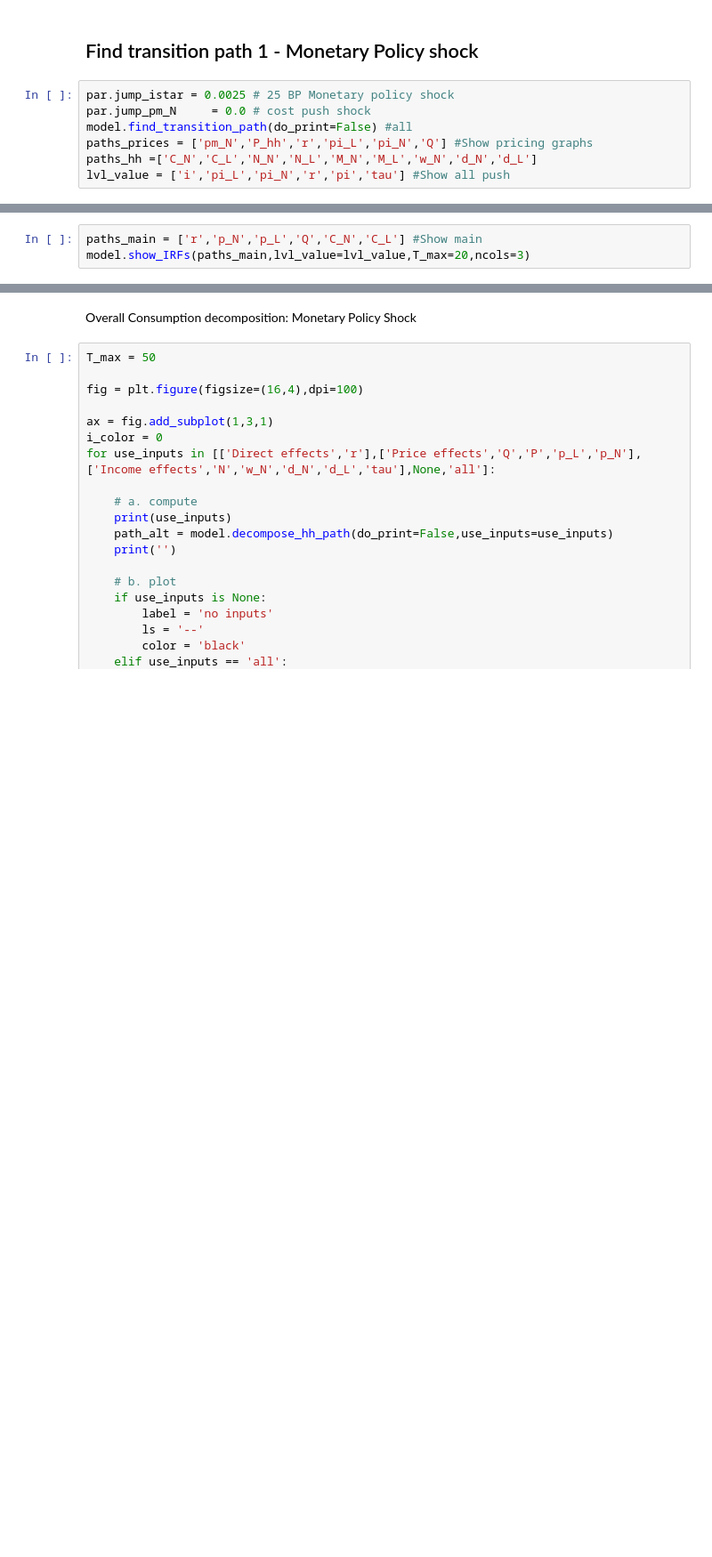
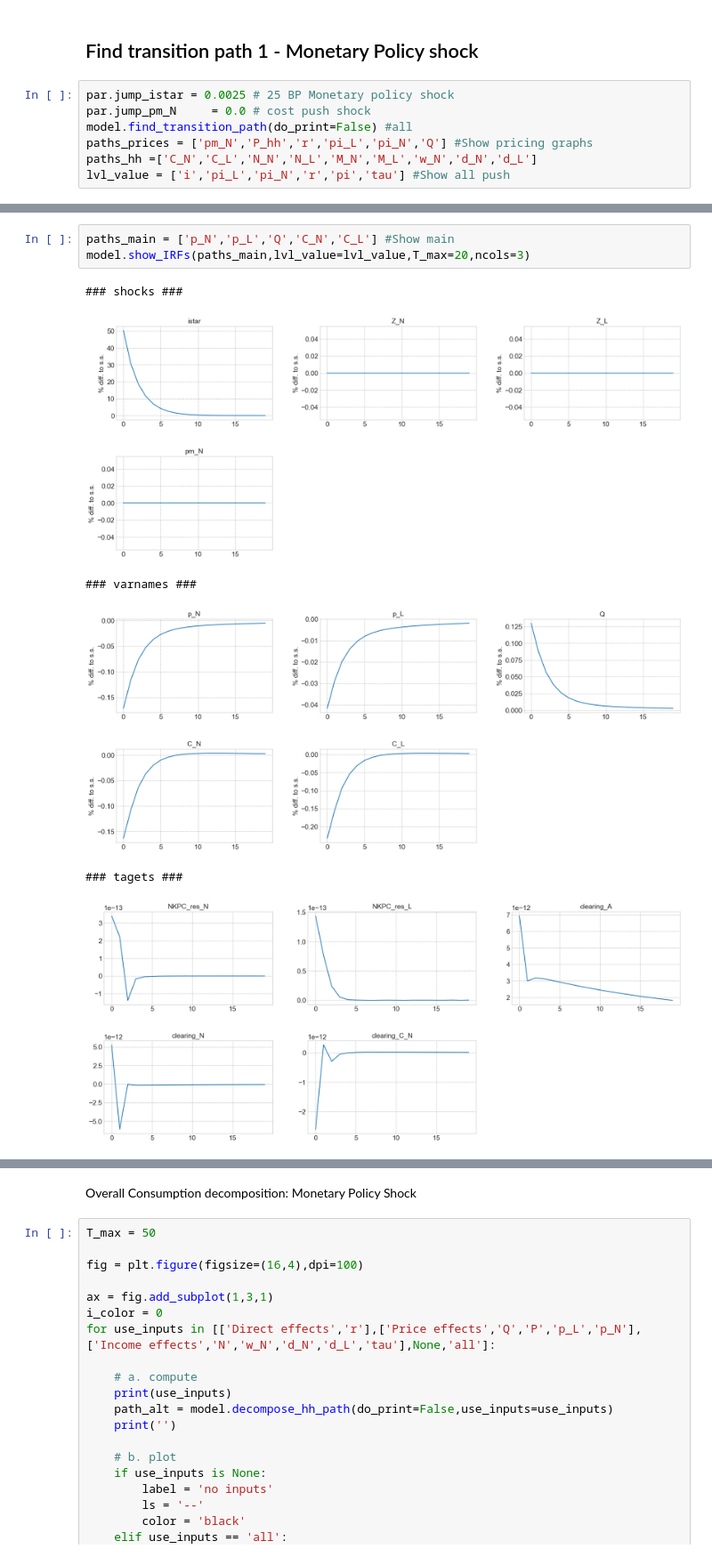
Before and after one commit to signehm0812/hank-speciale, a Jupyter notebook: two_sectors_subsistence/two_sector/HANK.ipynb, the cells around one changed output, grey strips where cells are left out. Shown at 89% size. Cells and saved outputs as stored; diff of their text form; blank space fills up the shorter version.

```diff
--- a/two_sectors_subsistence/two_sector/HANK.ipynb
+++ b/two_sectors_subsistence/two_sector/HANK.ipynb
@@ -324,6 +331,13 @@ lvl_value = ['i','pi_L','pi_N','r','pi','tau'] #Show all push
 # %%
-paths_main = ['r','p_N','p_L','Q','C_N','C_L'] #Show main
+paths_main = ['p_N','p_L','Q','C_N','C_L'] #Show main
 model.show_IRFs(paths_main,lvl_value=lvl_value,T_max=20,ncols=3)
+# %% [output]
+### shocks ###
+[figure, added]
+### varnames ###
+[figure, added]
+### tagets ###
+[figure, added]
 # %%
 paths_appendix = ['i','tau','N_N','N_L','M_N','M_L','w_N','d_N','d_L'] #Show appendix
 model.show_IRFs(paths_appendix,lvl_value=lvl_value,T_max=20,ncols=3)
```
Also changed, not shown: parts of 23 cells of this notebook, 7 other files.
